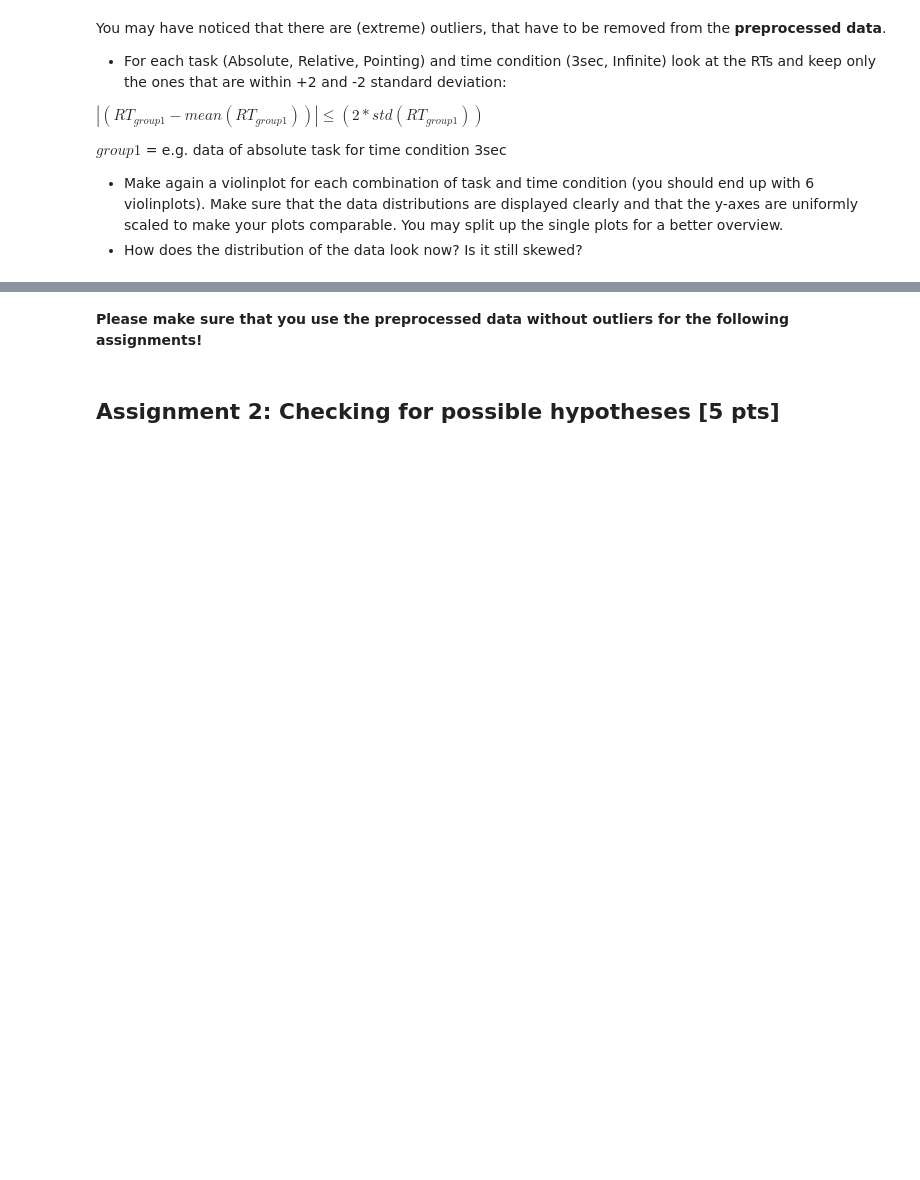
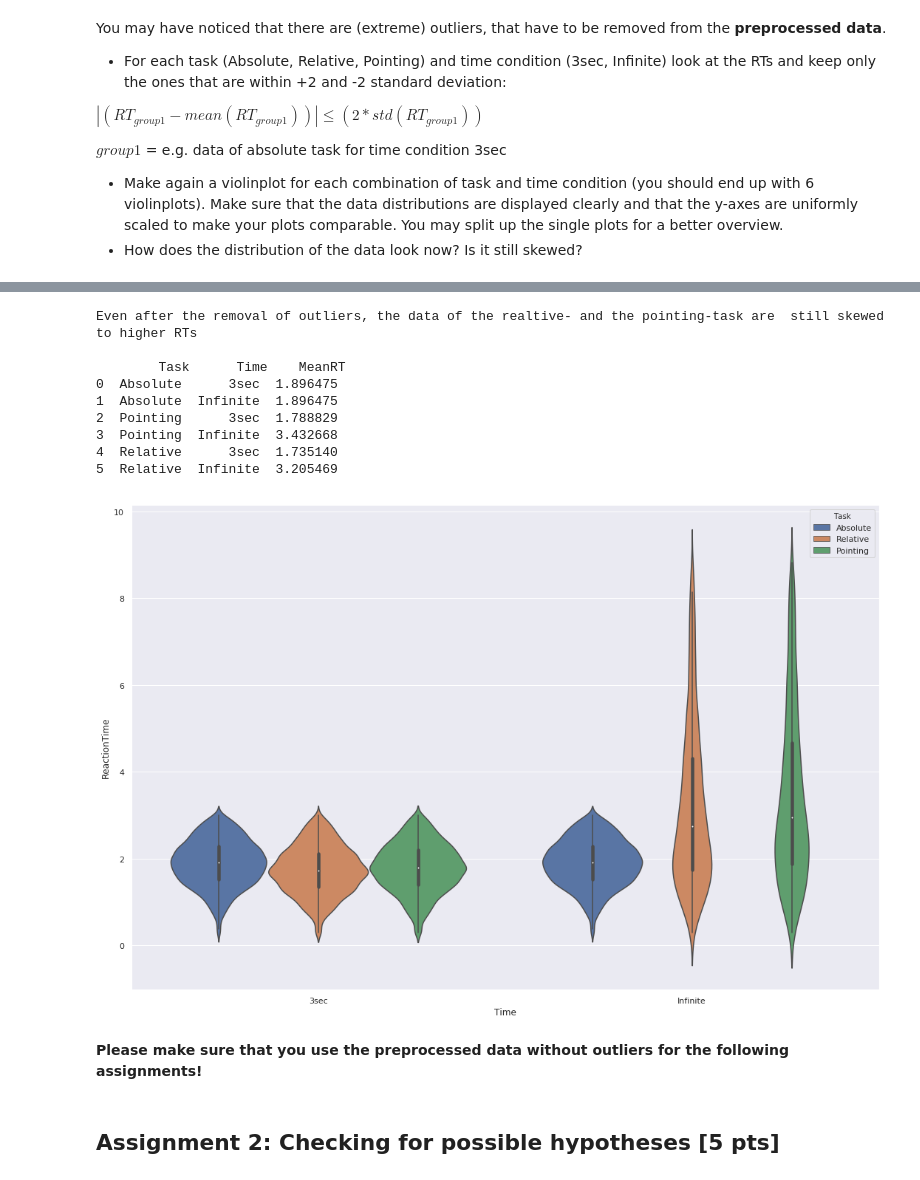
Before and after one commit to NBP-ACC/week-5-acc_11, a Jupyter notebook: sheet03.ipynb, the cells around one changed output, grey strips where cells are left out. Saved outputs shown, nothing was run; the diff lists cells and outputs as text; code cells hidden in the pictures; blank space fills up the shorter version.

```diff
--- a/sheet03.ipynb
+++ b/sheet03.ipynb
@@ -168,3 +135,36 @@ fig.tight_layout()
+# %%
+#std =clean_data.groupby(['Task','Time'])['ReactionTime'].std()
+#means['std'] = std.values
+
+#get bool-array with fitting RT-values
+not_outliers = np.abs(stats.zscore(clean_data['ReactionTime'])) <=2
+#mask dataframe with bool-array
+normalized_data = clean_data[not_outliers]
+
+#plotting
+fig, ax = plt.subplots(figsize=(15,10))
+
+sns.violinplot(data = normalized_data, y = 'ReactionTime',x='Time', hue= 'Task')
+
+fig.tight_layout()
+#calculate new means for better evaluation of data
+means = pd.DataFrame()
+
+means['MeanRT'] = normalized_data.groupby(['Task','Time'])['ReactionTime'].mean()
+means = means.reset_index()
+
+print("Even after the removal of outliers, the data of the realtive- and the pointing-task are  still skewed to higher RTs \n\n",means)
+# %% [output]
+Even after the removal of outliers, the data of the realtive- and the pointing-task are  still skewed to higher RTs
+
+        Task      Time    MeanRT
+0  Absolute      3sec  1.896475
+1  Absolute  Infinite  1.896475
+2  Pointing      3sec  1.788829
+3  Pointing  Infinite  3.432668
+4  Relative      3sec  1.735140
+5  Relative  Infinite  3.205469
+[figure, added]
 # %% [markdown]
 **Please make sure that you use the preprocessed data without outliers for the following assignments!**
 # %% [markdown]
```
Also changed, not shown: parts of 19 cells of this notebook, 1 other file.
